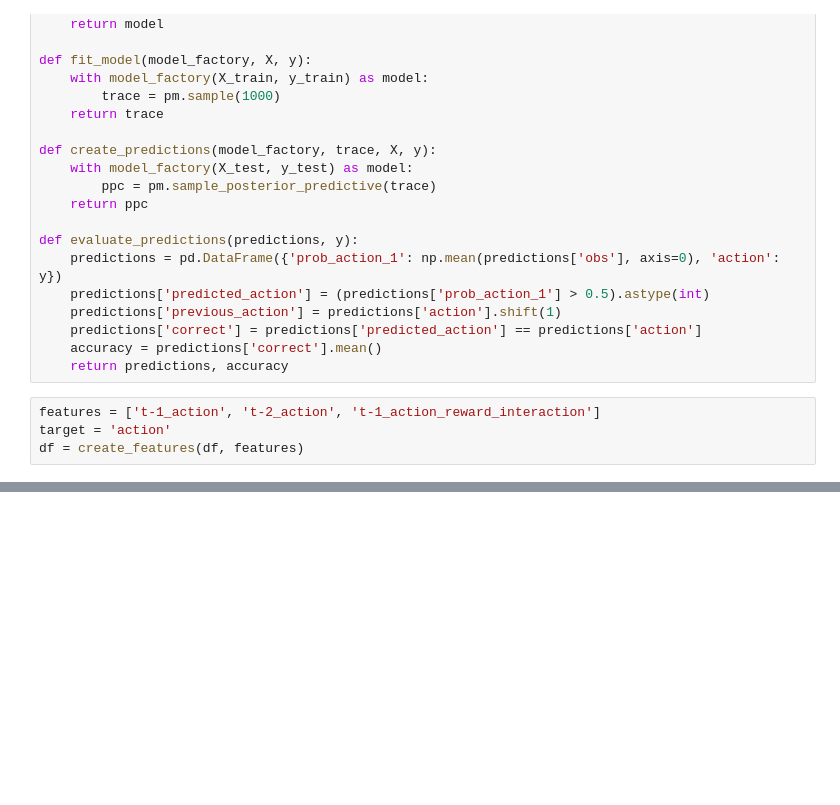
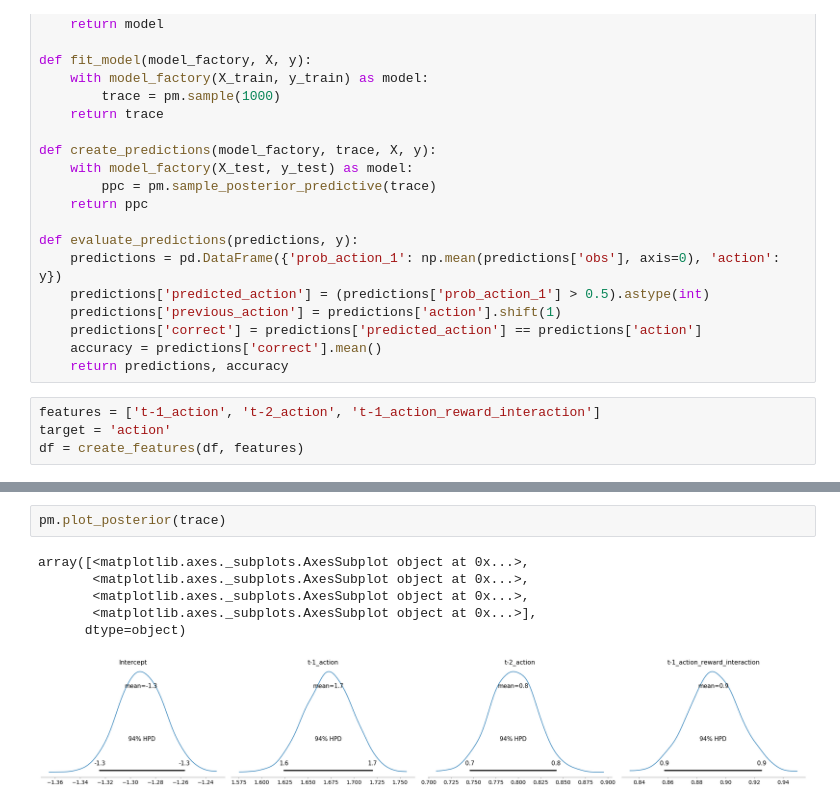
Before and after one commit to Icedgarr/bamb-adaptation-to-regime-changes, a Jupyter notebook: notebooks/logistic_regression_fit.ipynb, the cells around one changed output, grey strips where cells are left out. Cells and saved outputs as stored; diff of their text form; blank space fills up the shorter version.

```diff
--- a/notebooks/logistic_regression_fit.ipynb
+++ b/notebooks/logistic_regression_fit.ipynb
@@ -119,4 +124,13 @@ The acceptance probability does not match the target. It is 0.8796234992237769,
 0.7553332652852914
+# %%
+pm.plot_posterior(trace)
+# %% [output]
+array([<matplotlib.axes._subplots.AxesSubplot object at 0x...>,
+       <matplotlib.axes._subplots.AxesSubplot object at 0x...>,
+       <matplotlib.axes._subplots.AxesSubplot object at 0x...>,
+       <matplotlib.axes._subplots.AxesSubplot object at 0x...>],
+      dtype=object)
+[figure, added]
 # %%
 # Only regular
 df_train, df_test = split_train_test_only_regular(df)
```
Also changed, not shown: parts of 8 cells of this notebook.
